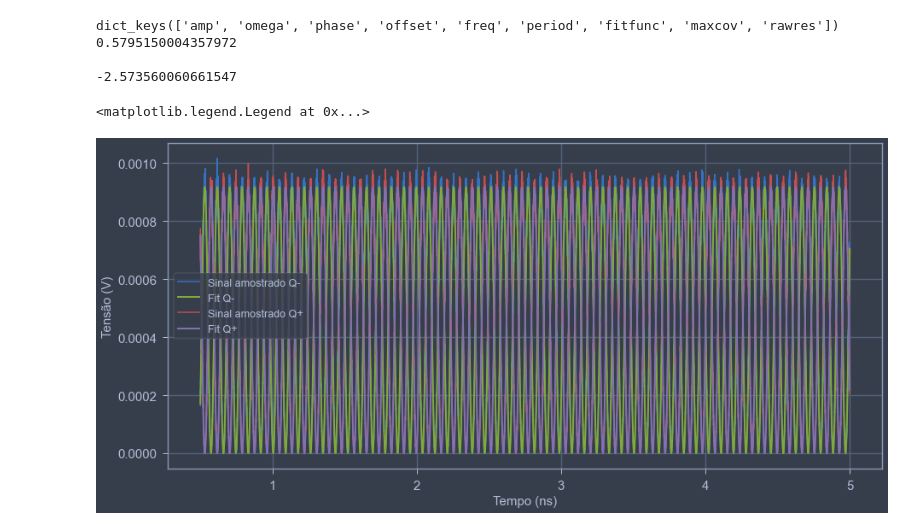
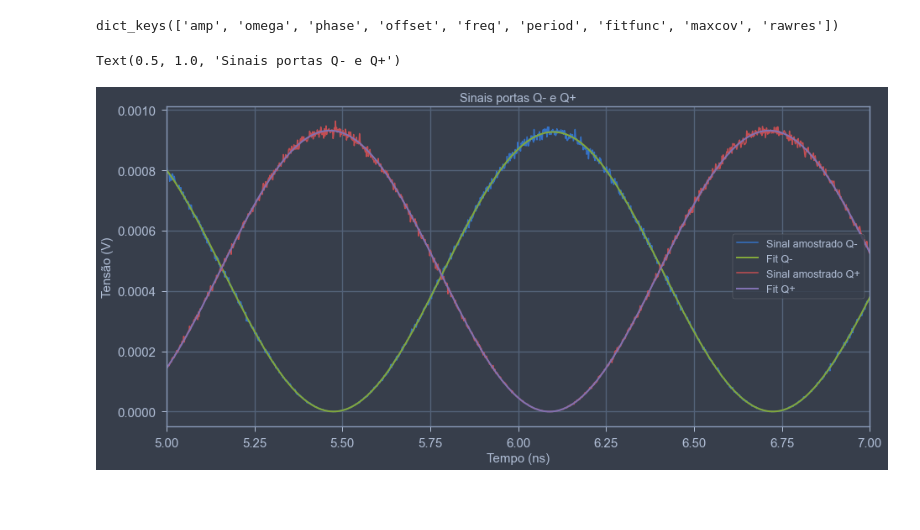
Before and after one commit to LucasLobo7/Hybrid, a Jupyter notebook: icp/PhaseError.ipynb, the cells around one changed output. Drawn from its saved outputs; the diff is of its cells as text; code cells hidden in the pictures; blank space fills up the shorter version.

```diff
--- a/icp/PhaseError.ipynb
+++ b/icp/PhaseError.ipynb
@@ -47,38 +51,39 @@ def fit_sin(tt, yy):
 # %%
-inter = lumapi.INTERCONNECT(filename='hibrid.icp')
+inter = lumapi.INTERCONNECT(filename='Hibrid.icp')
 # %%
 onda = inter.getresult('OSC_1','signal')
 
 tempo = np.ndarray.flatten(onda['time'])[int(0.1*onda['time'].size):]
 sinal = np.ndarray.flatten(onda['amplitude (a.u.)'])[int(0.1*onda['time'].size):]
 
 fit = fit_sin(tempo,sinal)
 print(fit.keys())
 plt.plot(tempo*1e9,sinal,label = 'Sinal amostrado Q-')
 plt.plot(tempo*1e9,fit['amp']*np.sin(2*np.pi*fit['freq']*tempo+fit['phase'])+fit['offset'],linewidth=2,label = 'Fit Q-')
-print(fit['phase'])
-print()
-plt.xlabel(r'Tempo (ns)',fontsize =15)
-plt.ylabel(r'Tensão (V)',fontsize =15)
-plt.xticks(fontsize =15)
-plt.yticks(fontsize =15)
-plt.legend()
+
+
 
 onda = inter.getresult('OSC_2','signal')
+
+fase = fit['phase']
 
 tempo = np.ndarray.flatten(onda['time'])[int(0.1*onda['time'].size):]
 sinal = np.ndarray.flatten(onda['amplitude (a.u.)'])[int(0.1*onda['time'].size):]
 
 fit = fit_sin(tempo,sinal)
 
 plt.plot(tempo*1e9,sinal,label = 'Sinal amostrado Q+')
-plt.plot(tempo*1e9,fit['amp']*np.sin(2*np.pi*fit['freq']*tempo+fit['phase'])+fit['offset'],linewidth=2,label = 'Fit Q+')
-print(fit['phase'])
+plt.plot(tempo*1e9,fit['amp']*np.sin(2*np.pi*fit['freq']*tempo + fit['phase'])+fit['offset'],linewidth=2,label = 'Fit Q+')
+
 plt.legend()
+plt.xlim(5,7)
+plt.xlabel(r'Tempo (ns)',fontsize =15)
+plt.ylabel(r'Tensão (V)',fontsize =15)
+plt.xticks(fontsize =15)
+plt.yticks(fontsize =15)
+plt.legend()
+plt.title('Sinais portas Q- e Q+')
 # %% [output]
 dict_keys(['amp', 'omega', 'phase', 'offset', 'freq', 'period', 'fitfunc', 'maxcov', 'rawres'])
-0.5795150004357972
-
--2.573560060661547
-<matplotlib.legend.Legend at 0x...>
+Text(0.5, 1.0, 'Sinais portas Q- e Q+')
-[figure, old version]
+[figure, new version]
```
Also changed, not shown: parts of 16 cells of this notebook, 20 other files.
